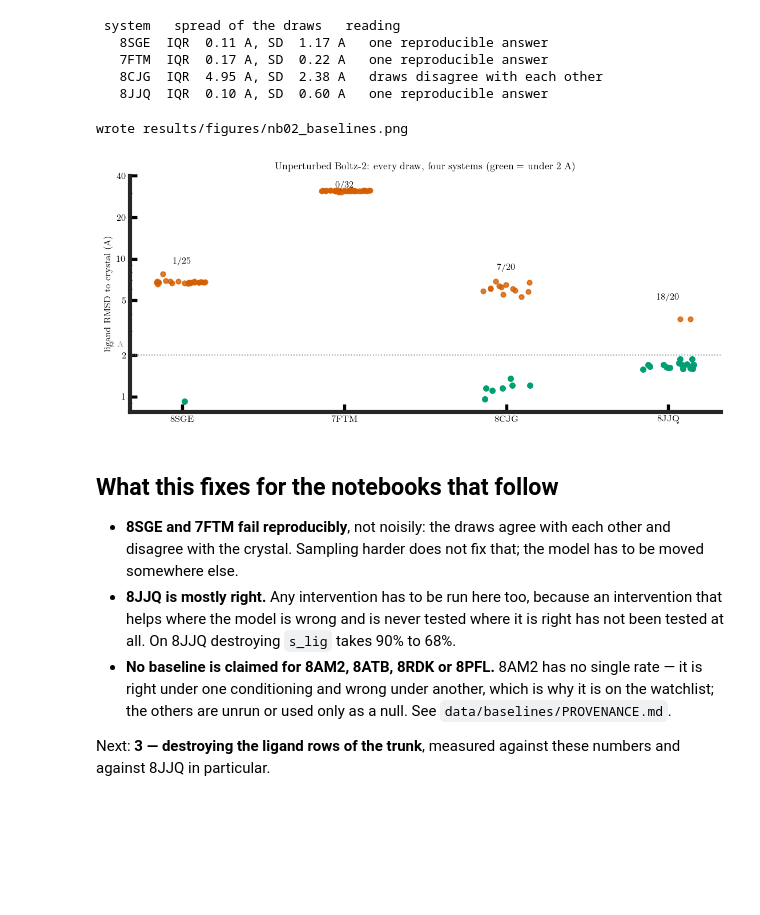
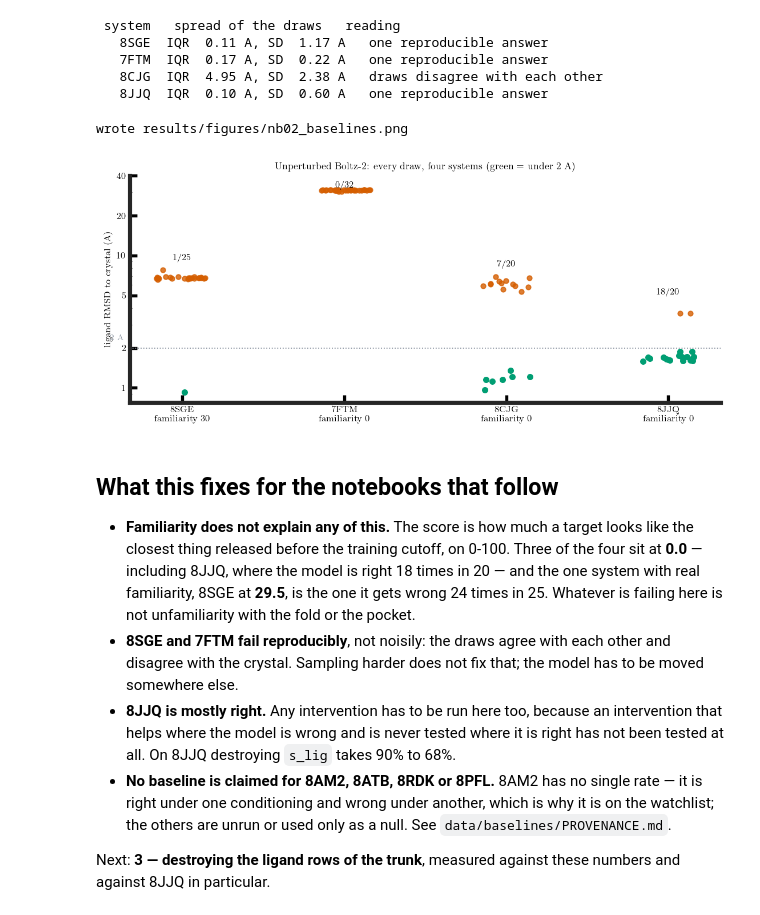
Before and after one commit to Yusheng-cai/Cofolding_TestTimeScaling, a Jupyter notebook: notebooks/02_baselines.ipynb, the cells around one changed output. Cells and saved outputs as stored; diff of their text form; code cells hidden in the pictures; blank space fills up the shorter version.

```diff
--- a/notebooks/02_baselines.ipynb
+++ b/notebooks/02_baselines.ipynb
@@ -29,6 +29,9 @@ rmsd = {}
 for r in rows:
     rmsd.setdefault(r['pdb'], []).append(float(r['ligand_rmsd_angstrom']))
 rmsd = {k: np.array(v) for k, v in rmsd.items()}
+fam = {r['pdb']: r for r in
+       csv.DictReader((ROOT / 'data' / 'baselines' / 'systems.csv').open())}
+
 print(f'{len(rows)} unperturbed draws across {len(rmsd)} systems')
 print({k: len(v) for k, v in sorted(rmsd.items())})
 # %% [output]
@@ -49,10 +52,16 @@ FAILURE = {
 }
 ORDER = ['8sge', '7ftm', '8cjg', '8jjq']
 
-print(f"{'system':>7}  {'n':>3}  {'<2 A':>7}  {'median':>7}  {'range':>14}   failure mode")
+print(f"{'system':>7}  {'familiar':>8}  {'n':>3}  {'<2 A':>7}  {'median':>7}   failure mode")
 for pdb in ORDER:
     v = rmsd[pdb]
     hits = int((v < 2).sum())
-    print(f'{pdb.upper():>7}  {len(v):3d}  {hits:3d}/{len(v):<3d}  {np.median(v):6.2f} A  '
-          f'{v.min():5.2f} to {v.max():5.2f}   {FAILURE[pdb]}')
+    print(f'{pdb.upper():>7}  {float(fam[pdb]["familiarity_0_to_100"]):8.1f}  {len(v):3d}  '
+          f'{hits:3d}/{len(v):<3d}  {np.median(v):6.2f} A   {FAILURE[pdb]}')
+
+print()
+for pdb in ORDER:
+    f = fam[pdb]
+    print(f'{pdb.upper():>7}  closest system released before the {f["structural_training_cutoff"]} '
+          f'cutoff: {f["closest_pre_cutoff_system"]} ({f["closest_system_release_date"]})')
 # %% [output]
@@ -84,38 +98,46 @@ for pdb in ORDER:
 # %%
 plt.rcParams.update({'font.family': 'DejaVu Sans', 'font.size': 9,
                      'axes.labelsize': 9, 'axes.titlesize': 9.5,
                      'xtick.labelsize': 9, 'ytick.labelsize': 8.5})
 fig, ax = plt.subplots(figsize=(8.4, 3.6), dpi=130, constrained_layout=True)
 GREEN, ORANGE, GREY = '#009e73', '#d55e00', '#8a93a0'
 rng = np.random.default_rng(0)
 
 for i, pdb in enumerate(ORDER):
     v = rmsd[pdb]
     jitter = rng.uniform(-0.16, 0.16, len(v))
     good = v < 2
     ax.scatter(np.full(len(v), i)[~good] + jitter[~good], v[~good], s=22,
                color=ORANGE, alpha=.8)
     ax.scatter(np.full(len(v), i)[good] + jitter[good], v[good], s=26, color=GREEN)
     ax.text(i, v.max() + 1.4, f'{int(good.sum())}/{len(v)}', ha='center', fontsize=8.5)
 
 ax.axhline(2.0, color=GREY, lw=1.0, ls=':')
 ax.text(-0.45, 2.3, '2 A', fontsize=8, color=GREY)
 ax.set_yscale('log')
 ax.set_yticks([1, 2, 5, 10, 20, 40]); ax.set_yticklabels(['1', '2', '5', '10', '20', '40'])
-ax.set_xticks(range(len(ORDER))); ax.set_xticklabels([p.upper() for p in ORDER])
+ax.set_xticks(range(len(ORDER)))
+ax.set_xticklabels([f'{p.upper()}\nfamiliarity {float(fam[p]["familiarity_0_to_100"]):.0f}'
+                    for p in ORDER])
 ax.set_ylabel('ligand RMSD to crystal (A)')
 ax.set_title('Unperturbed Boltz-2: every draw, four systems  '
              '(green = under 2 A)', fontsize=9.5)
 ax.spines[['top', 'right']].set_visible(False)
 out = ROOT / 'results' / 'figures' / 'nb02_baselines.png'
 fig.savefig(out, bbox_inches='tight')
 print('wrote', out.relative_to(ROOT))
 # %% [output]
 wrote results/figures/nb02_baselines.png
-[figure, old version]
+[figure, new version]
 # %% [markdown]
 ## What this fixes for the notebooks that follow
 
+- **Familiarity does not explain any of this.** The score is how much a target
+  looks like the closest thing released before the training cutoff, on 0-100.
+  Three of the four sit at **0.0** — including 8JJQ, where the model is right
+  18 times in 20 — and the one system with real familiarity, 8SGE at **29.5**,
+  is the one it gets wrong 24 times in 25. Whatever is failing here is not
+  unfamiliarity with the fold or the pocket.
 - **8SGE and 7FTM fail reproducibly**, not noisily: the draws agree with each other
   and disagree with the crystal. Sampling harder does not fix that; the model has
   to be moved somewhere else.
```
Also changed, not shown: parts of 1 cell of this notebook, 4 other files.
